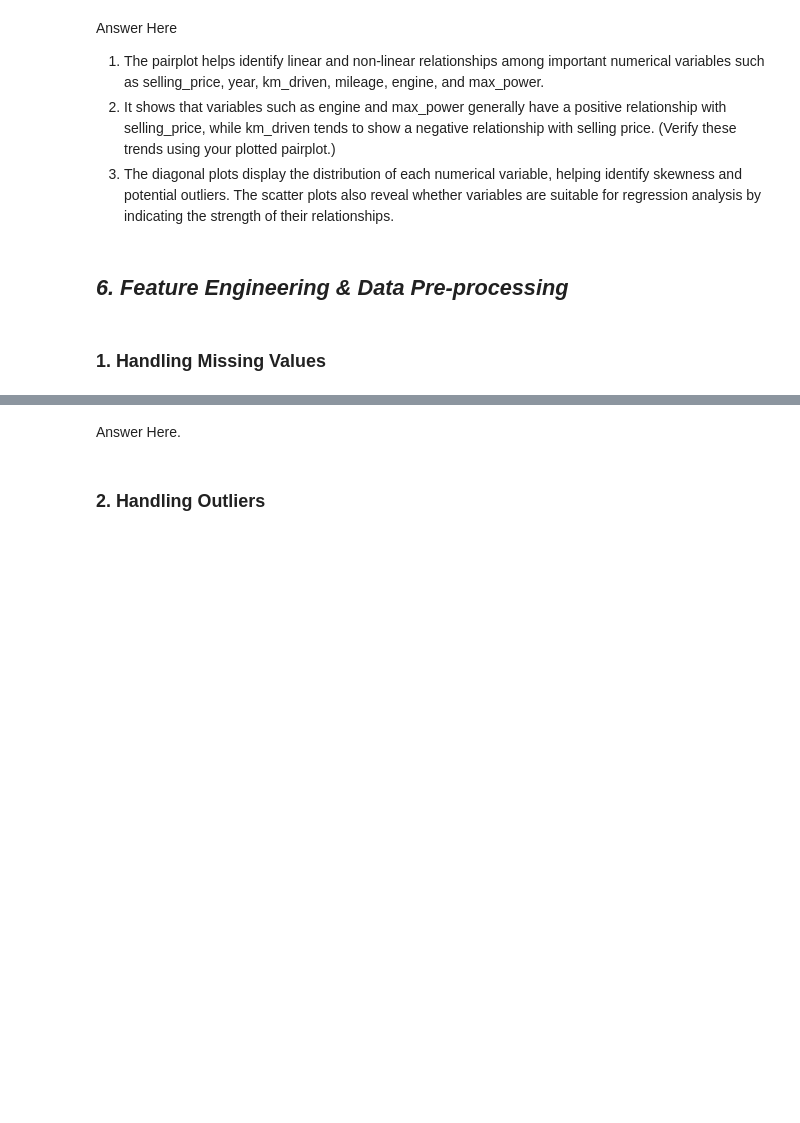
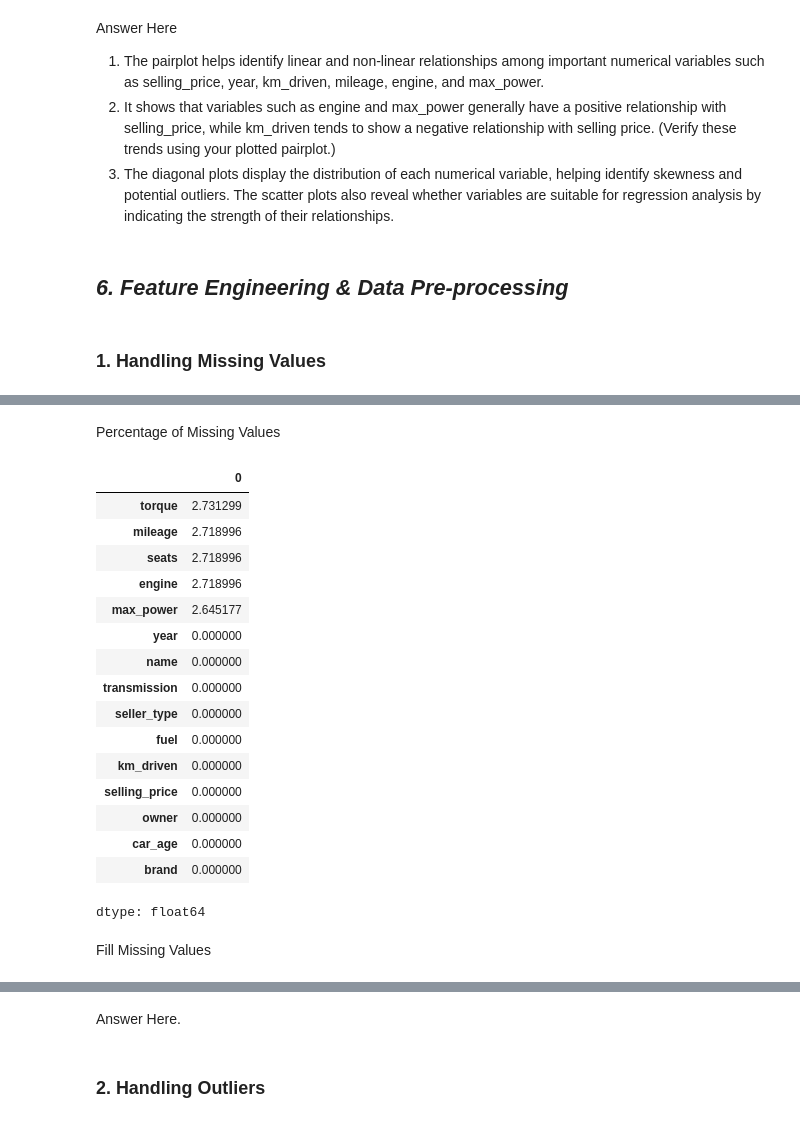
Before and after one commit to Mogatala8374/Vehicle-dataset---Complete-Dataset, a Jupyter notebook: Vehicle_Dataset_(CarDekho).ipynb, the cells around one changed output, grey strips where cells are left out. Cells and saved outputs as stored; diff of their text form; code cells hidden in the pictures; blank space fills up the shorter version.

```diff
--- a/Vehicle_Dataset_(CarDekho).ipynb
+++ b/Vehicle_Dataset_(CarDekho).ipynb
@@ -913,0 +935,25 @@ The scatter plots also reveal whether variables are suitable for regression anal
+# %% [markdown]
+Percentage of Missing Values
+# %%
+missing_percentage = (df.isnull().sum()/len(df))*100
+missing_percentage.sort_values(ascending=False)
+# %% [output]
+|  | 0 |
+| torque | 2.731299 |
+| mileage | 2.718996 |
+| seats | 2.718996 |
+| engine | 2.718996 |
+| max_power | 2.645177 |
+| year | 0.000000 |
+| name | 0.000000 |
+| transmission | 0.000000 |
+| seller_type | 0.000000 |
+| fuel | 0.000000 |
+| km_driven | 0.000000 |
+| selling_price | 0.000000 |
+| owner | 0.000000 |
+| car_age | 0.000000 |
+| brand | 0.000000 |
+dtype: float64
+# %% [markdown]
+Fill Missing Values
```
Also changed, not shown: parts of 29 cells of this notebook.
